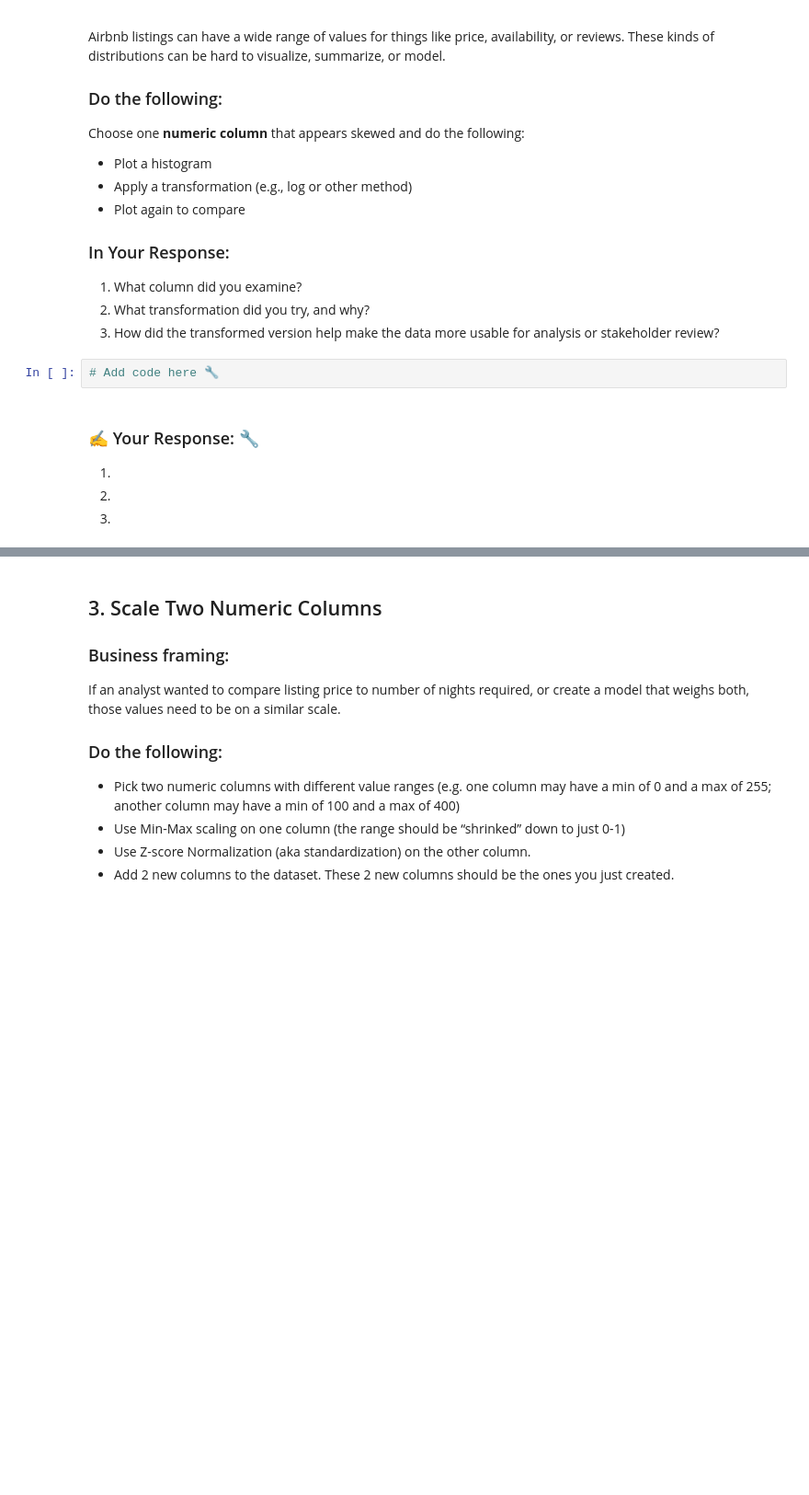
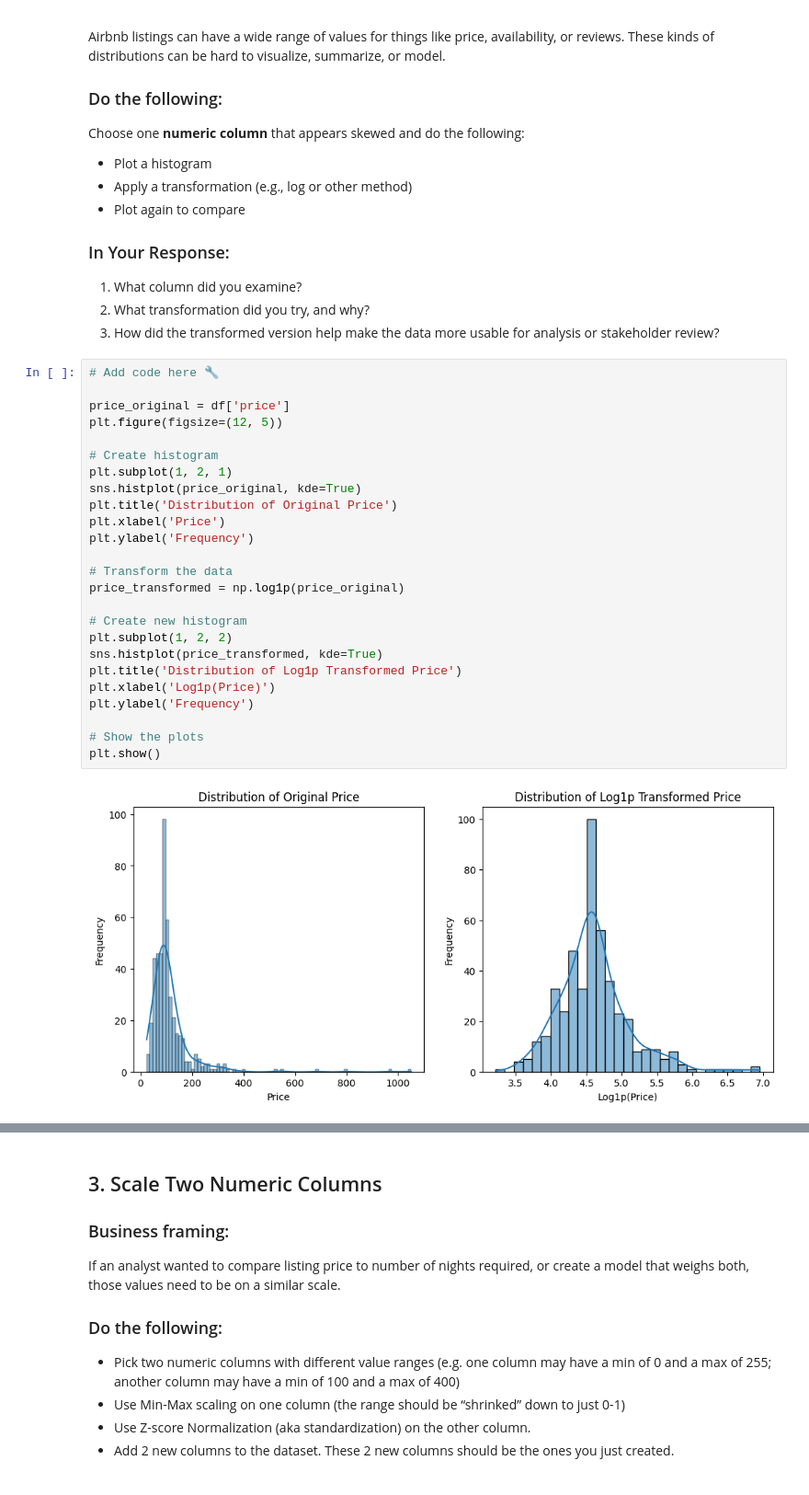
Before and after one commit to thornton330j/IS-4487, a Jupyter notebook: Assignments/assignment_07_ThorntonJackson.ipynb, the cells around one changed output, grey strips where cells are left out. Shown at 92% size. Saved outputs shown, nothing was run; the diff lists cells and outputs as text; blank space fills up the shorter version.

```diff
--- a/Assignments/assignment_07_ThorntonJackson.ipynb
+++ b/Assignments/assignment_07_ThorntonJackson.ipynb
@@ -65,12 +71,30 @@ Choose one **numeric column** that appears skewed and do the following:
 1. What column did you examine?
 2. What transformation did you try, and why?
 3. How did the transformed version help make the data more usable for analysis or stakeholder review?
-# %%
-# Add code here 🔧
-# %% [markdown]
-### ✍️ Your Response: 🔧
-1.
-
-2.
-
-3.
+# %%
+# Add code here 🔧
+
+price_original = df['price']
+plt.figure(figsize=(12, 5))
+
+# Create histogram
+plt.subplot(1, 2, 1)
+sns.histplot(price_original, kde=True)
+plt.title('Distribution of Original Price')
+plt.xlabel('Price')
+plt.ylabel('Frequency')
+
+# Transform the data
+price_transformed = np.log1p(price_original)
+
+# Create new histogram
+plt.subplot(1, 2, 2)
+sns.histplot(price_transformed, kde=True)
+plt.title('Distribution of Log1p Transformed Price')
+plt.xlabel('Log1p(Price)')
+plt.ylabel('Frequency')
+
+# Show the plots
+plt.show()
+# %% [output]
+[figure, added]
```
Also changed, not shown: parts of 22 cells of this notebook.
